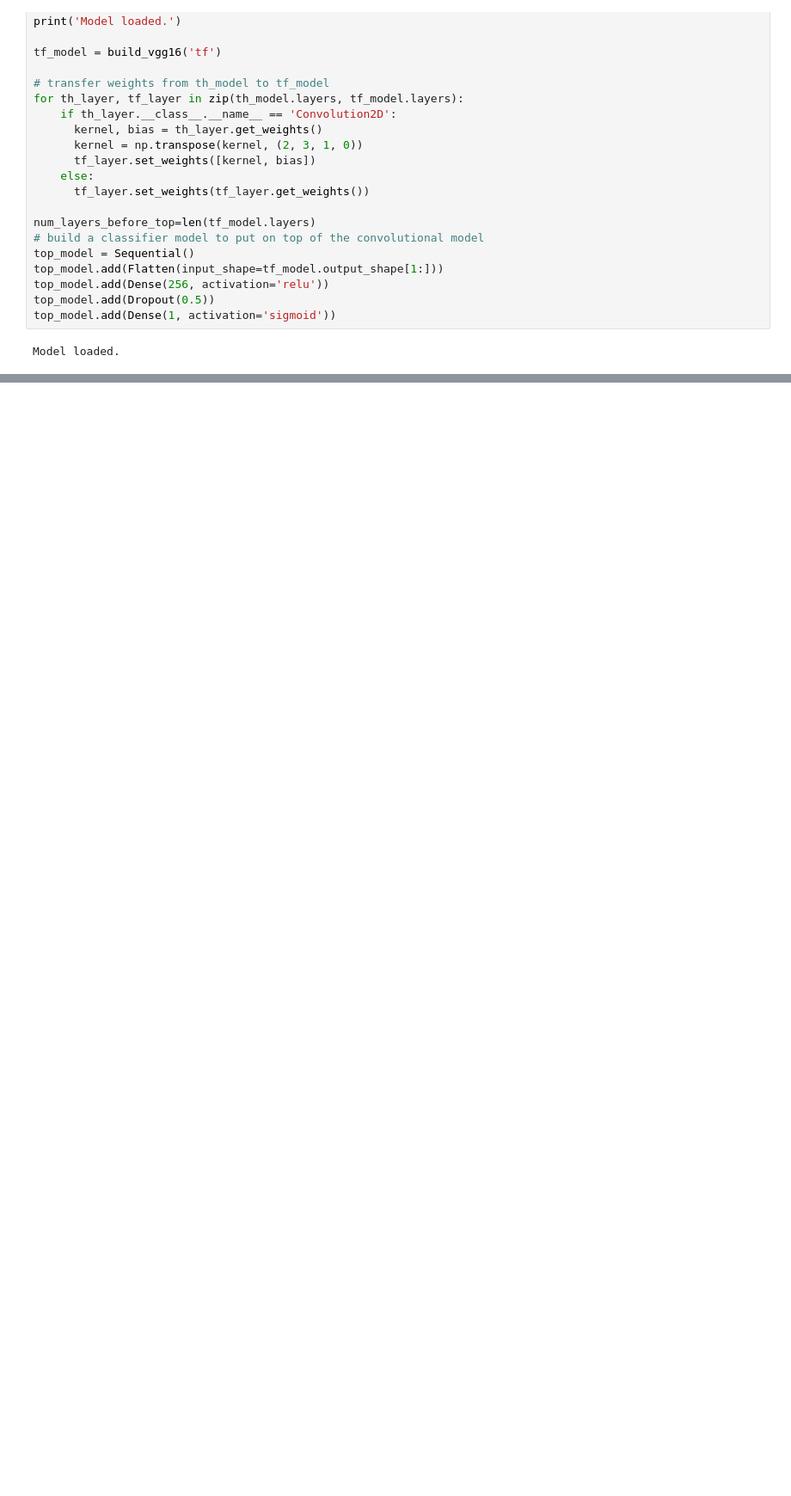
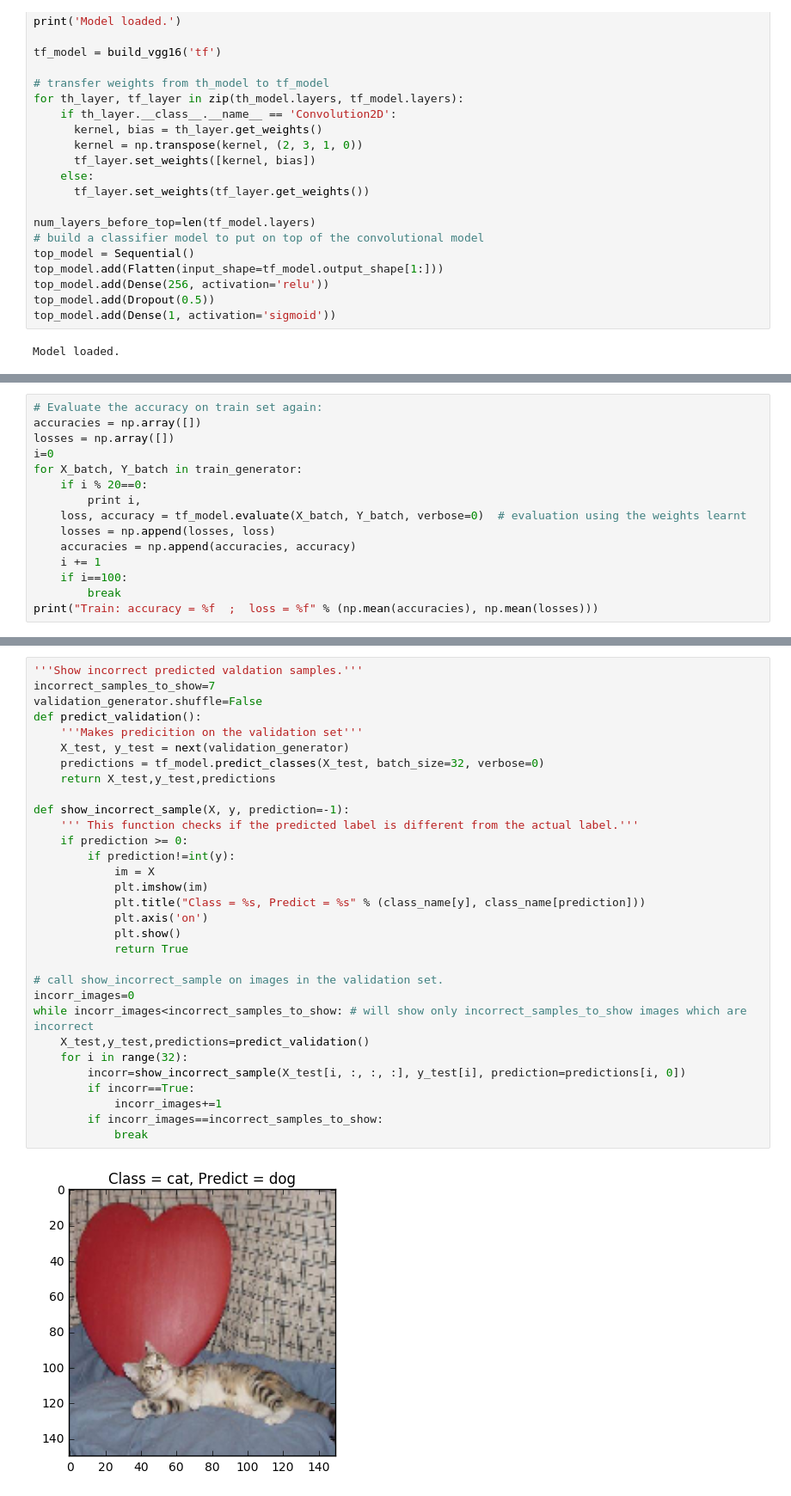
Before and after one commit to abhigenie92/ipython_HW5, a Jupyter notebook: HW5.ipynb, the cells around one changed output, grey strips where cells are left out. Shown at 86% size. Saved outputs shown, nothing was run; the diff lists cells and outputs as text; blank space fills up the shorter version.

```diff
--- a/HW5.ipynb
+++ b/HW5.ipynb
@@ -261,0 +274,15 @@ Epoch 15/15
+# %%
+# Evaluate the accuracy on train set again:
+accuracies = np.array([])
+losses = np.array([])
+i=0
+for X_batch, Y_batch in train_generator:
+    if i % 20==0:
+        print i,
+    loss, accuracy = tf_model.evaluate(X_batch, Y_batch, verbose=0)  # evaluation using the weights learnt
+    losses = np.append(losses, loss)
+    accuracies = np.append(accuracies, accuracy)
+    i += 1
+    if i==100:
+        break
+print("Train: accuracy = %f  ;  loss = %f" % (np.mean(accuracies), np.mean(losses)))
@@ -261,0 +291,33 @@ Epoch 15/15
+# %%
+'''Show incorrect predicted valdation samples.'''
+incorrect_samples_to_show=7
+validation_generator.shuffle=False
+def predict_validation():
+    '''Makes predicition on the validation set'''
+    X_test, y_test = next(validation_generator)
+    predictions = tf_model.predict_classes(X_test, batch_size=32, verbose=0)
+    return X_test,y_test,predictions
+
+def show_incorrect_sample(X, y, prediction=-1):
+    ''' This function checks if the predicted label is different from the actual label.'''
+    if prediction >= 0:
+        if prediction!=int(y):
+            im = X
+            plt.imshow(im)
+            plt.title("Class = %s, Predict = %s" % (class_name[y], class_name[prediction]))
+            plt.axis('on')
+            plt.show()
+            return True
+
+# call show_incorrect_sample on images in the validation set.
+incorr_images=0
+while incorr_images<incorrect_samples_to_show: # will show only incorrect_samples_to_show images which are incorrect
+    X_test,y_test,predictions=predict_validation()
+    for i in range(32):
+        incorr=show_incorrect_sample(X_test[i, :, :, :], y_test[i], prediction=predictions[i, 0])
+        if incorr==True:
+            incorr_images+=1
+        if incorr_images==incorrect_samples_to_show:
+            break
+# %% [output]
+[figure, added]
```
Also changed, not shown: parts of 15 cells of this notebook.
